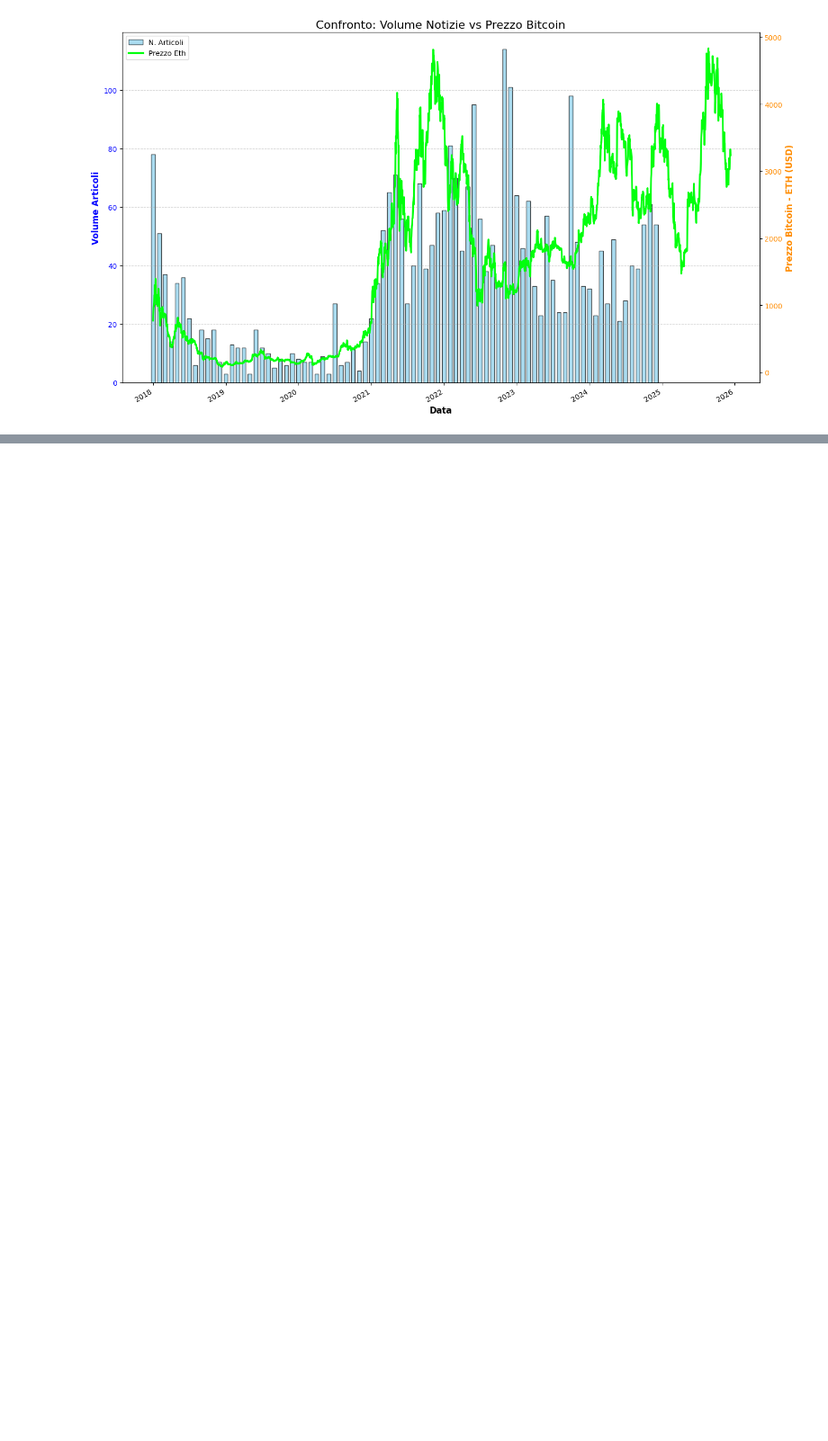
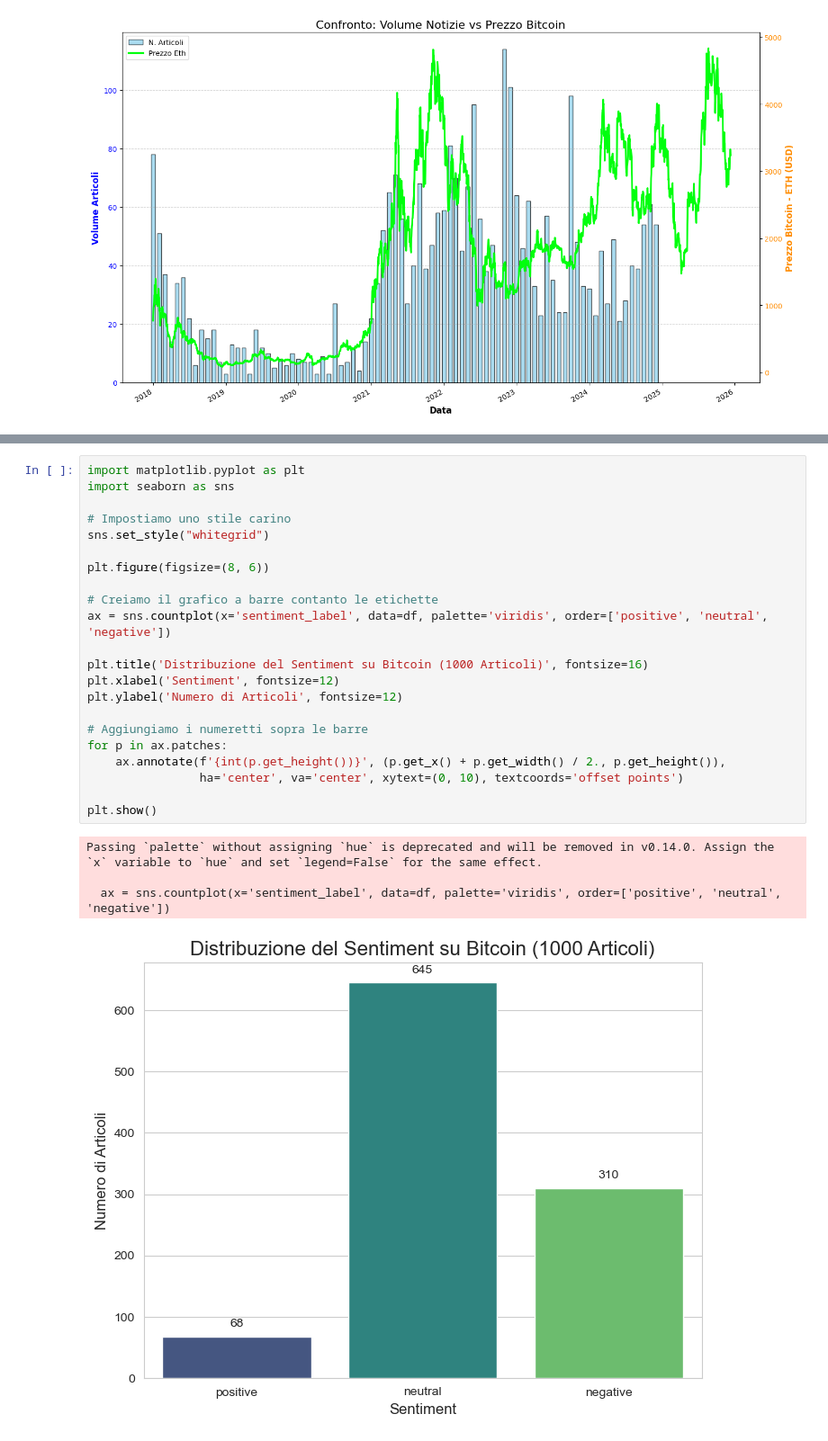
Before and after one commit to aronetommaso/DataMan-Project, a Jupyter notebook: bitcoin.ipynb, the cells around one changed output, grey strips where cells are left out. Shown at 90% size. Saved outputs shown, nothing was run; the diff lists cells and outputs as text; blank space fills up the shorter version.

Commit message:
Prove di sentiment

```diff
--- a/bitcoin.ipynb
+++ b/bitcoin.ipynb
@@ -1034,0 +1133,27 @@ client.close()
+# %%
+import matplotlib.pyplot as plt
+import seaborn as sns
+
+# Impostiamo uno stile carino
+sns.set_style("whitegrid")
+
+plt.figure(figsize=(8, 6))
+
+# Creiamo il grafico a barre contanto le etichette
+ax = sns.countplot(x='sentiment_label', data=df, palette='viridis', order=['positive', 'neutral', 'negative'])
+
+plt.title('Distribuzione del Sentiment su Bitcoin (1000 Articoli)', fontsize=16)
+plt.xlabel('Sentiment', fontsize=12)
+plt.ylabel('Numero di Articoli', fontsize=12)
+
+# Aggiungiamo i numeretti sopra le barre
+for p in ax.patches:
+    ax.annotate(f'{int(p.get_height())}', (p.get_x() + p.get_width() / 2., p.get_height()),
+                ha='center', va='center', xytext=(0, 10), textcoords='offset points')
+
+plt.show()
+# %% [output]
+Passing `palette` without assigning `hue` is deprecated and will be removed in v0.14.0. Assign the `x` variable to `hue` and set `legend=False` for the same effect.
+
+  ax = sns.countplot(x='sentiment_label', data=df, palette='viridis', order=['positive', 'neutral', 'negative'])
+[figure, added]
```
Also changed, not shown: parts of 8 cells of this notebook, 1 other file.
